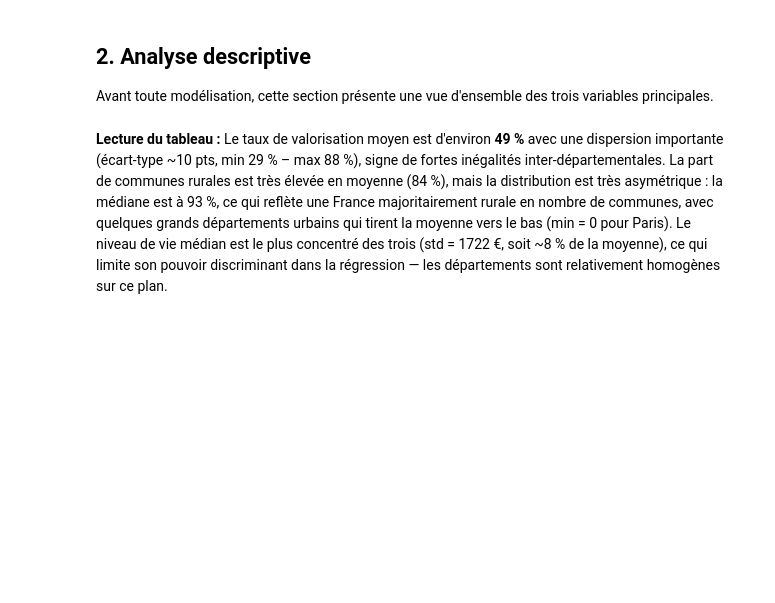
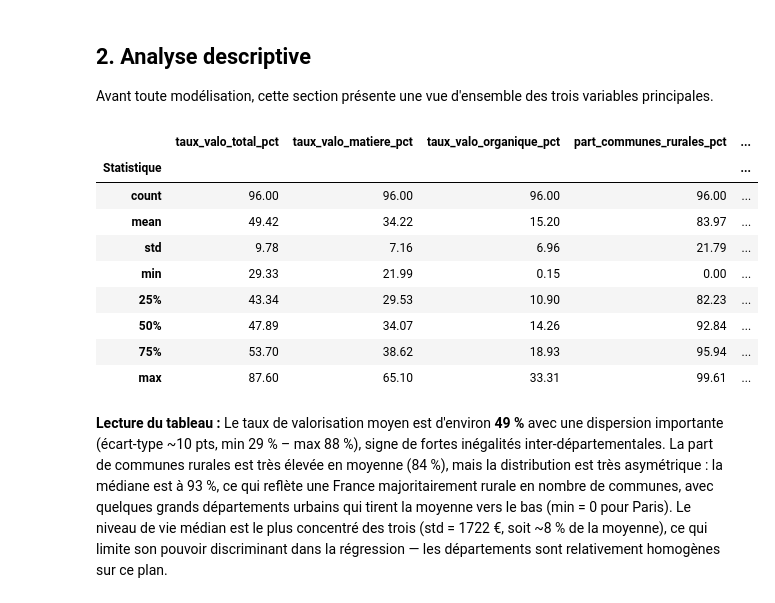
Before and after one commit to TeodoraHub/projet_pythonDS, a Jupyter notebook: notebook_recyclage_projet_python2.ipynb, the cells around one changed output. Drawn from its saved outputs; the diff is of its cells as text; code cells hidden in the pictures; blank space fills up the shorter version.

```diff
--- a/notebook_recyclage_projet_python2.ipynb
+++ b/notebook_recyclage_projet_python2.ipynb
@@ -253,9 +297,25 @@ display(df.head())
 Avant toute modélisation, cette section présente une vue d'ensemble des trois variables principales.
 # %%
 #  Statistiques descriptives
+cols_cles = [
+    "taux_valo_total_pct", "taux_valo_matiere_pct", "taux_valo_organique_pct",
+    "part_communes_rurales_pct", "niveau_vie_median",
+]
+stats = df[cols_cles].describe().round(2)
 stats = df[cols_cles].describe().round(2)
 stats.index.name = "Statistique"
 display(stats)
+# %% [output]
+|  | taux_valo_total_pct | taux_valo_matiere_pct | taux_valo_organique_pct | part_communes_rurales_pct | ... |
+| Statistique |  |  |  |  | ... |
+| count | 96.00 | 96.00 | 96.00 | 96.00 | ... |
+| mean | 49.42 | 34.22 | 15.20 | 83.97 | ... |
+| std | 9.78 | 7.16 | 6.96 | 21.79 | ... |
+| min | 29.33 | 21.99 | 0.15 | 0.00 | ... |
+| 25% | 43.34 | 29.53 | 10.90 | 82.23 | ... |
+| 50% | 47.89 | 34.07 | 14.26 | 92.84 | ... |
+| 75% | 53.70 | 38.62 | 18.93 | 95.94 | ... |
+| max | 87.60 | 65.10 | 33.31 | 99.61 | ... |
 # %% [markdown]
 **Lecture du tableau :**
 Le taux de valorisation moyen est d'environ **49 %** avec une dispersion
```
Also changed, not shown: parts of 25 cells of this notebook.
